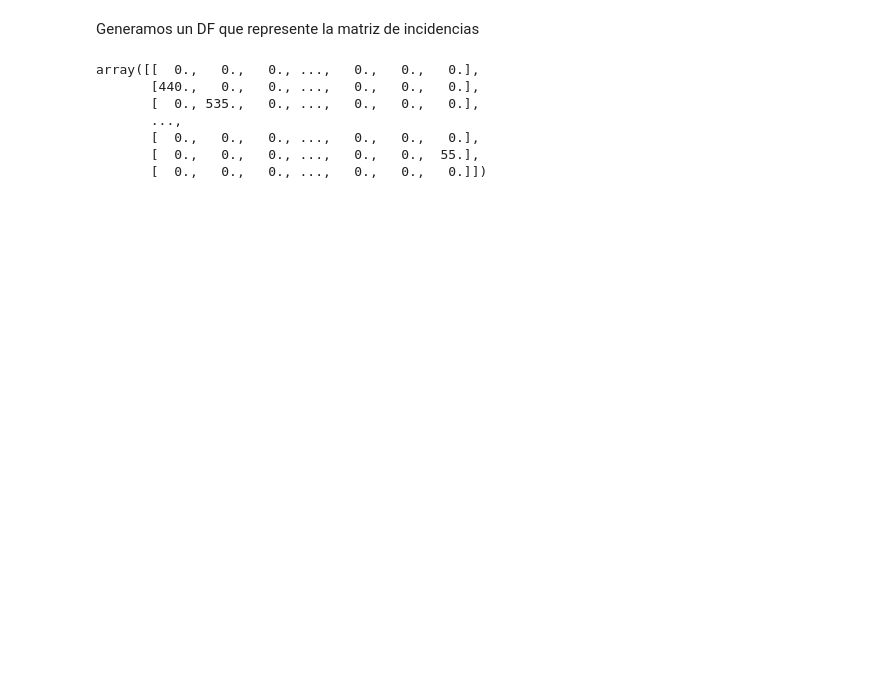
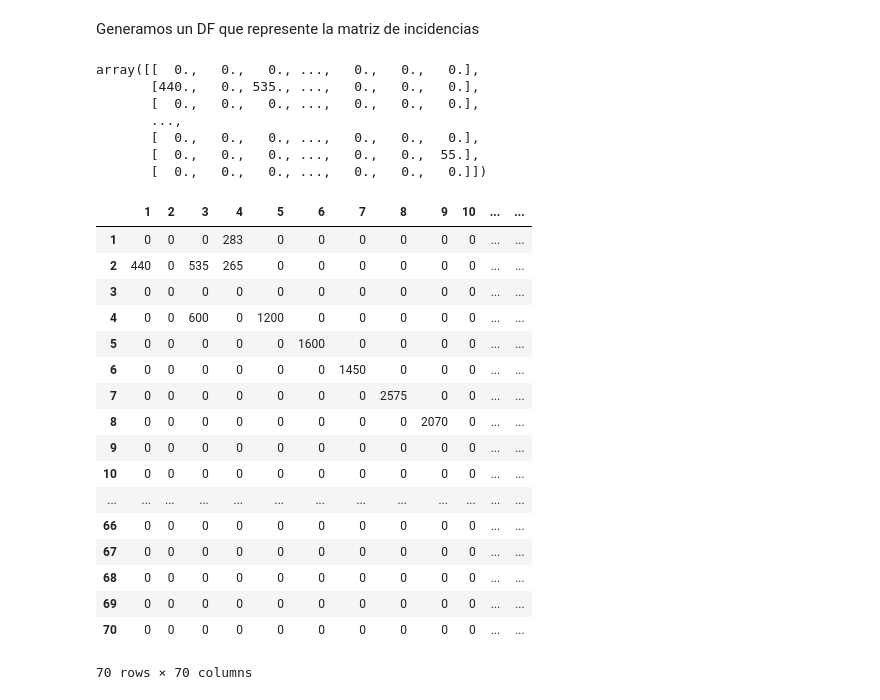
Before and after one commit to urieluard/opt_2022, a Jupyter notebook: paq_prueba.ipynb, the cells around one changed output. Saved outputs shown, nothing was run; the diff lists cells and outputs as text; code cells hidden in the pictures; blank space fills up the shorter version.

```diff
--- a/paq_prueba.ipynb
+++ b/paq_prueba.ipynb
@@ -134,9 +134,9 @@ Asignaremos las convenciones de las direcciones de las ramas que nos interesa pa
 # %%
 # Orden requerido de nodos de envío y recepción
 
-env_conv = np.array([1,4,5,6,7,8,9,29,30,30,30,35,33,33,33,37,10,2,2,4,3,11,10,12,14,15,17,16,16,13,17,23,24,18,18,22,22,28,26,25,26,27,26,
+env_conv = np.array([1,4,5,6,7,8,9,29,30,30,30,35,33,33,33,37,10,2,2,2,4,3,11,10,12,14,15,17,16,16,13,17,23,24,18,18,22,22,28,26,25,26,27,26,
 31,32,36,34,38,38,38])
-rec_conv = np.array([4,5,6,7,8,9,29,30,36,34,39,30,25,31,37,38,12,1,4,3,11,12,12,14,15,17,16,9,31,14,23,24,31,14,22,23,28,26,25,33,27,38,45,
+rec_conv = np.array([4,5,6,7,8,9,29,30,36,34,39,30,25,31,37,38,12,1,3,4,3,11,12,12,14,15,17,16,9,31,14,23,24,31,14,22,23,28,26,25,33,27,38,45,
 32,34,34,38,40,44,42])
 # %%
 # Se generan las claves de los enlaces en la BD original "nodo de envío - nodo de recepción"
@@ -187,9 +183,30 @@ arreglo = d.to_numpy()
 arreglo
 # %% [output]
 array([[  0.,   0.,   0., ...,   0.,   0.,   0.],
-       [440.,   0.,   0., ...,   0.,   0.,   0.],
-       [  0., 535.,   0., ...,   0.,   0.,   0.],
+       [440.,   0., 535., ...,   0.,   0.,   0.],
+       [  0.,   0.,   0., ...,   0.,   0.,   0.],
        ...,
        [  0.,   0.,   0., ...,   0.,   0.,   0.],
        [  0.,   0.,   0., ...,   0.,   0.,  55.],
        [  0.,   0.,   0., ...,   0.,   0.,   0.]])
+# %%
+d
+# %% [output]
+|  | 1 | 2 | 3 | 4 | 5 | 6 | 7 | 8 | 9 | 10 | ... | ... |
+| 1 | 0 | 0 | 0 | 283 | 0 | 0 | 0 | 0 | 0 | 0 | ... | ... |
+| 2 | 440 | 0 | 535 | 265 | 0 | 0 | 0 | 0 | 0 | 0 | ... | ... |
+| 3 | 0 | 0 | 0 | 0 | 0 | 0 | 0 | 0 | 0 | 0 | ... | ... |
+| 4 | 0 | 0 | 600 | 0 | 1200 | 0 | 0 | 0 | 0 | 0 | ... | ... |
+| 5 | 0 | 0 | 0 | 0 | 0 | 1600 | 0 | 0 | 0 | 0 | ... | ... |
+| 6 | 0 | 0 | 0 | 0 | 0 | 0 | 1450 | 0 | 0 | 0 | ... | ... |
+| 7 | 0 | 0 | 0 | 0 | 0 | 0 | 0 | 2575 | 0 | 0 | ... | ... |
+| 8 | 0 | 0 | 0 | 0 | 0 | 0 | 0 | 0 | 2070 | 0 | ... | ... |
+| 9 | 0 | 0 | 0 | 0 | 0 | 0 | 0 | 0 | 0 | 0 | ... | ... |
+| 10 | 0 | 0 | 0 | 0 | 0 | 0 | 0 | 0 | 0 | 0 | ... | ... |
+| ... | ... | ... | ... | ... | ... | ... | ... | ... | ... | ... | ... | ... |
+| 66 | 0 | 0 | 0 | 0 | 0 | 0 | 0 | 0 | 0 | 0 | ... | ... |
+| 67 | 0 | 0 | 0 | 0 | 0 | 0 | 0 | 0 | 0 | 0 | ... | ... |
+| 68 | 0 | 0 | 0 | 0 | 0 | 0 | 0 | 0 | 0 | 0 | ... | ... |
+| 69 | 0 | 0 | 0 | 0 | 0 | 0 | 0 | 0 | 0 | 0 | ... | ... |
+| 70 | 0 | 0 | 0 | 0 | 0 | 0 | 0 | 0 | 0 | 0 | ... | ... |
+70 rows × 70 columns
```
Also changed, not shown: parts of 2 cells of this notebook.
